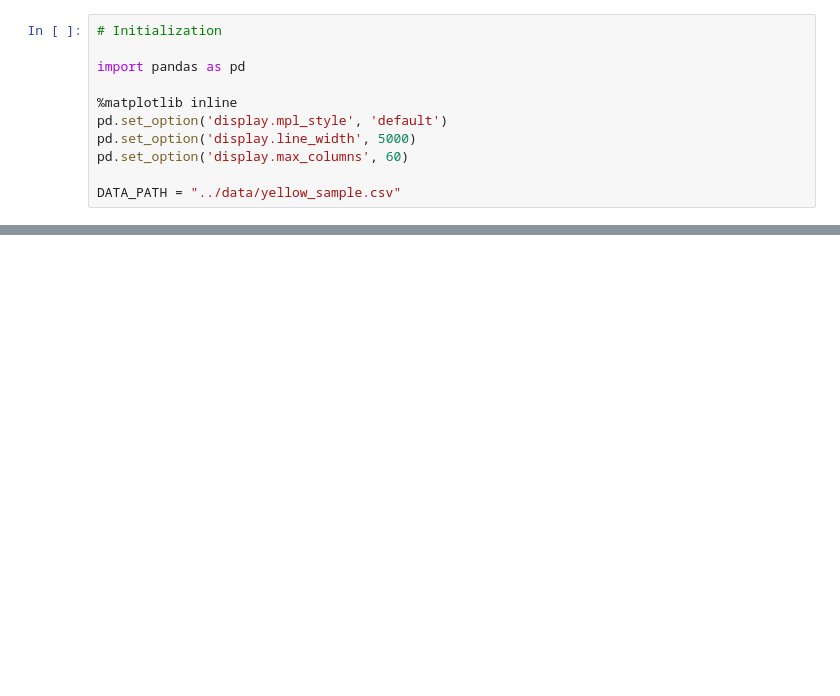
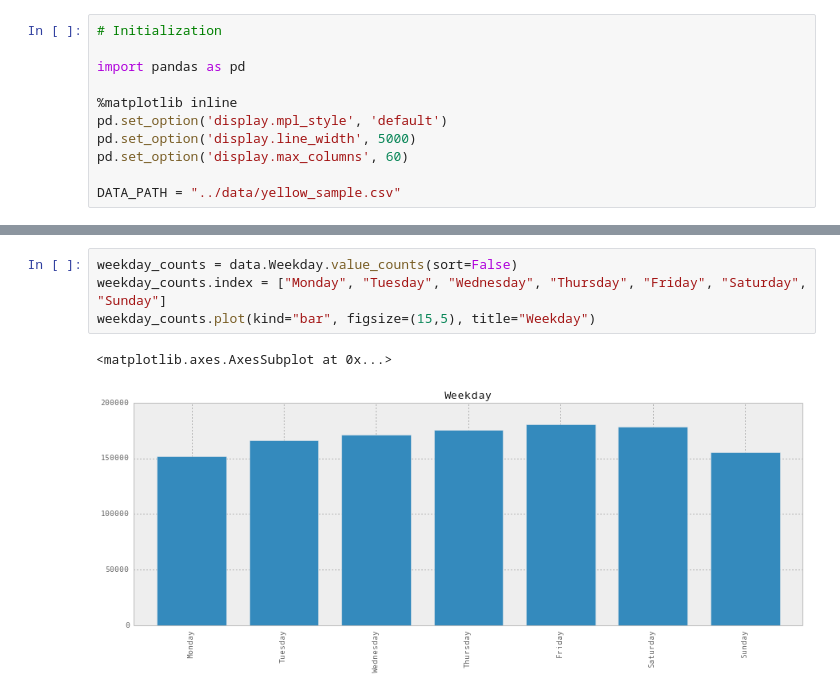
Before and after one commit to georgwiese/MMDS-sose16, a Jupyter notebook: notebooks/yellow_statistics.ipynb, the cells around one changed output, grey strips where cells are left out. Saved outputs shown, nothing was run; the diff lists cells and outputs as text; blank space fills up the shorter version.

```diff
--- a/notebooks/yellow_statistics.ipynb
+++ b/notebooks/yellow_statistics.ipynb
@@ -38,0 +59,7 @@ data
+# %%
+weekday_counts = data.Weekday.value_counts(sort=False)
+weekday_counts.index = ["Monday", "Tuesday", "Wednesday", "Thursday", "Friday", "Saturday", "Sunday"]
+weekday_counts.plot(kind="bar", figsize=(15,5), title="Weekday")
+# %% [output]
+<matplotlib.axes.AxesSubplot at 0x...>
+[figure, added]
```
Also changed, not shown: parts of 17 cells of this notebook.
